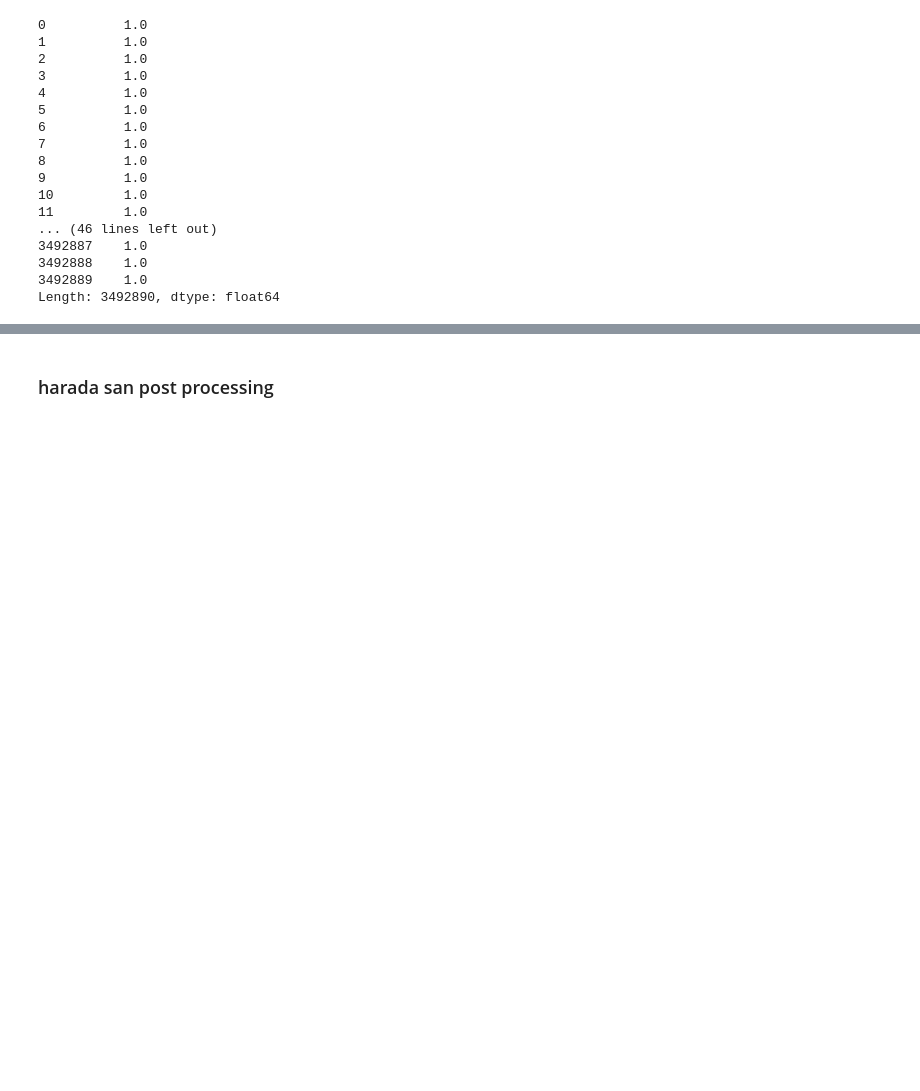
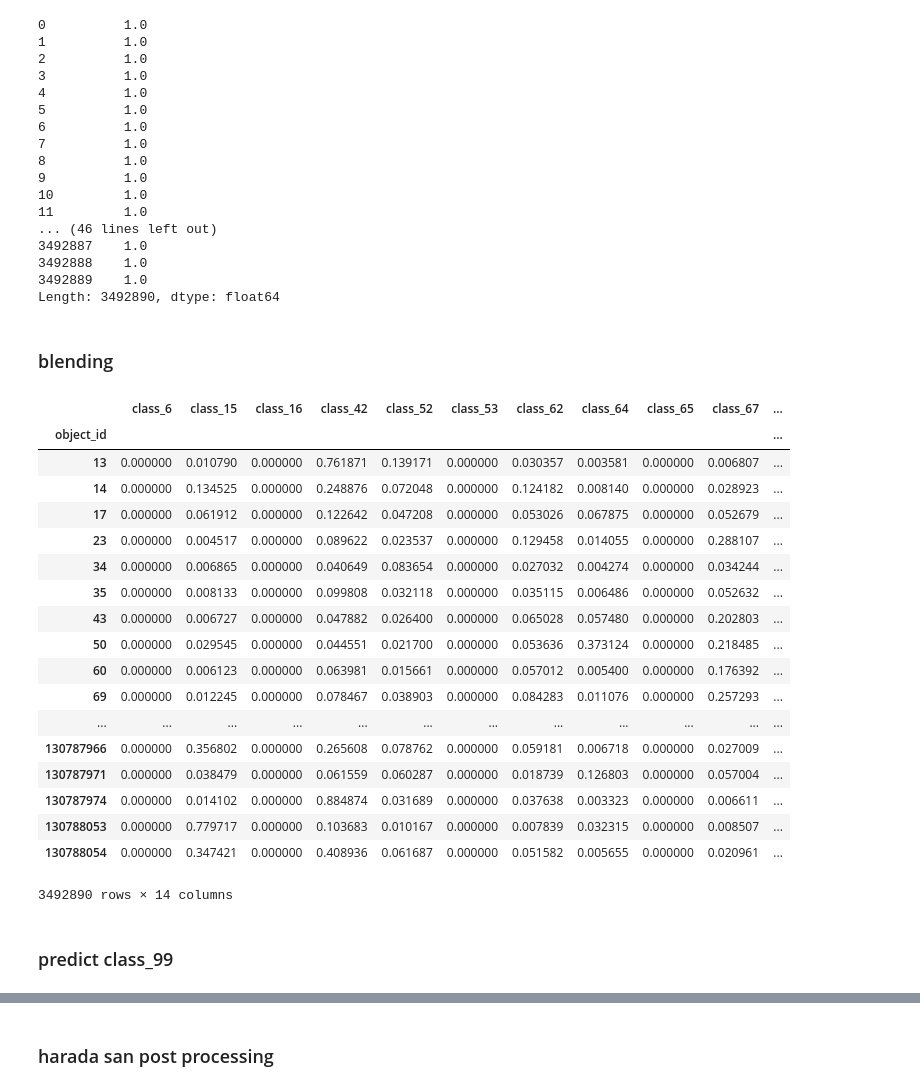
Before and after one commit to guchio3/kaggle-plasticc, a Jupyter notebook: notebook/for_submission.ipynb, the cells around one changed output, grey strips where cells are left out. Cells and saved outputs as stored; diff of their text form; code cells hidden in the pictures; blank space fills up the shorter version.

```diff
--- a/notebook/for_submission.ipynb
+++ b/notebook/for_submission.ipynb
@@ -29,0 +30,4 @@ df = pd.read_csv('../submissions/Booster_weight-multi-logloss-0.507224_2018-12-1
+# %%
+df0 = pd.read_csv('../submissions/Booster_weight-multi-logloss-0.619611_2018-12-13-17-32-51_model-0.csv')
+df1 = pd.read_csv('../submissions/Booster_weight-multi-logloss-0.59814_2018-12-13-17-51-07_model-1.csv')
+df2 = pd.read_csv('../submissions/Booster_weight-multi-logloss-0.595474_2018-12-13-17-51-07_model-2.csv')
@@ -81,3 +152,30 @@ df[classes].sum(axis=1)
 3492888    1.0
 3492889    1.0
 Length: 3492890, dtype: float64
+# %% [markdown]
+### blending
+# %%
+df = (df0.set_index('object_id') + df1.set_index('object_id') + df2.set_index('object_id'))/3
+df
+# %% [output]
+|  | class_6 | class_15 | class_16 | class_42 | class_52 | class_53 | class_62 | class_64 | class_65 | class_67 | ... |
+| object_id |  |  |  |  |  |  |  |  |  |  | ... |
+| 13 | 0.000000 | 0.010790 | 0.000000 | 0.761871 | 0.139171 | 0.000000 | 0.030357 | 0.003581 | 0.000000 | 0.006807 | ... |
+| 14 | 0.000000 | 0.134525 | 0.000000 | 0.248876 | 0.072048 | 0.000000 | 0.124182 | 0.008140 | 0.000000 | 0.028923 | ... |
+| 17 | 0.000000 | 0.061912 | 0.000000 | 0.122642 | 0.047208 | 0.000000 | 0.053026 | 0.067875 | 0.000000 | 0.052679 | ... |
+| 23 | 0.000000 | 0.004517 | 0.000000 | 0.089622 | 0.023537 | 0.000000 | 0.129458 | 0.014055 | 0.000000 | 0.288107 | ... |
+| 34 | 0.000000 | 0.006865 | 0.000000 | 0.040649 | 0.083654 | 0.000000 | 0.027032 | 0.004274 | 0.000000 | 0.034244 | ... |
+| 35 | 0.000000 | 0.008133 | 0.000000 | 0.099808 | 0.032118 | 0.000000 | 0.035115 | 0.006486 | 0.000000 | 0.052632 | ... |
+| 43 | 0.000000 | 0.006727 | 0.000000 | 0.047882 | 0.026400 | 0.000000 | 0.065028 | 0.057480 | 0.000000 | 0.202803 | ... |
+| 50 | 0.000000 | 0.029545 | 0.000000 | 0.044551 | 0.021700 | 0.000000 | 0.053636 | 0.373124 | 0.000000 | 0.218485 | ... |
+| 60 | 0.000000 | 0.006123 | 0.000000 | 0.063981 | 0.015661 | 0.000000 | 0.057012 | 0.005400 | 0.000000 | 0.176392 | ... |
+| 69 | 0.000000 | 0.012245 | 0.000000 | 0.078467 | 0.038903 | 0.000000 | 0.084283 | 0.011076 | 0.000000 | 0.257293 | ... |
+| ... | ... | ... | ... | ... | ... | ... | ... | ... | ... | ... | ... |
+| 130787966 | 0.000000 | 0.356802 | 0.000000 | 0.265608 | 0.078762 | 0.000000 | 0.059181 | 0.006718 | 0.000000 | 0.027009 | ... |
+| 130787971 | 0.000000 | 0.038479 | 0.000000 | 0.061559 | 0.060287 | 0.000000 | 0.018739 | 0.126803 | 0.000000 | 0.057004 | ... |
+| 130787974 | 0.000000 | 0.014102 | 0.000000 | 0.884874 | 0.031689 | 0.000000 | 0.037638 | 0.003323 | 0.000000 | 0.006611 | ... |
+| 130788053 | 0.000000 | 0.779717 | 0.000000 | 0.103683 | 0.010167 | 0.000000 | 0.007839 | 0.032315 | 0.000000 | 0.008507 | ... |
+| 130788054 | 0.000000 | 0.347421 | 0.000000 | 0.408936 | 0.061687 | 0.000000 | 0.051582 | 0.005655 | 0.000000 | 0.020961 | ... |
+3492890 rows × 14 columns
+# %% [markdown]
+### predict class_99
```
Also changed, not shown: parts of 30 cells of this notebook, 4 other files.
